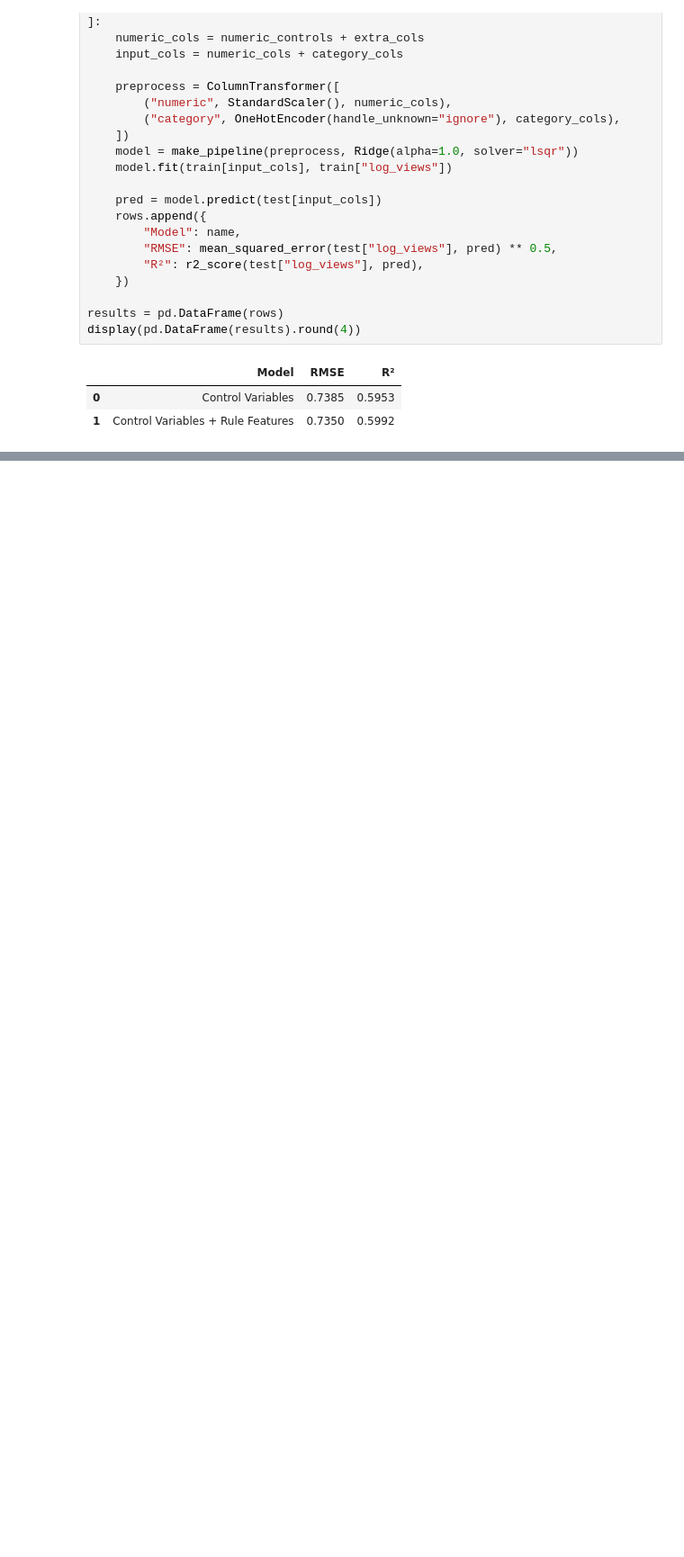
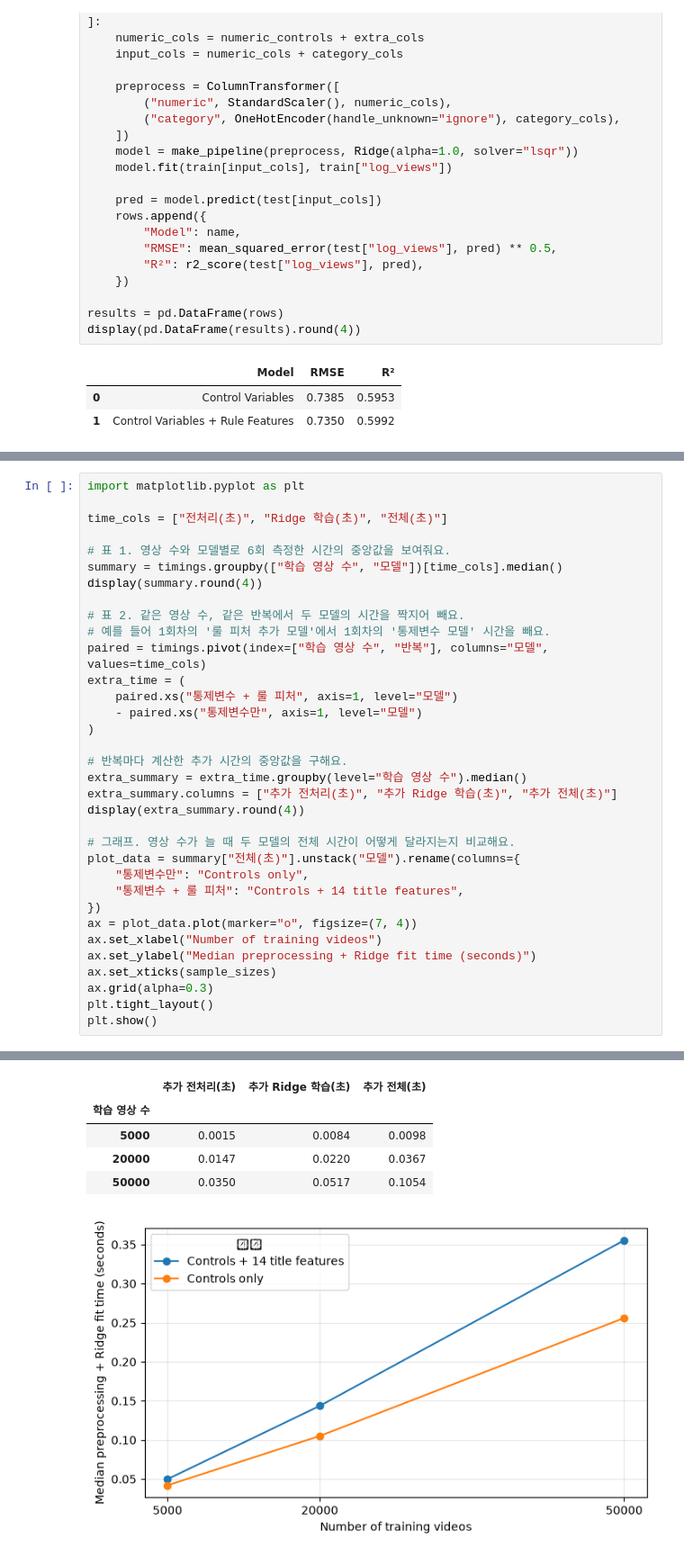
Before and after one commit to kkakkary/yt-clickbait, a Jupyter notebook: notebooks/03_rules_modeling.ipynb, the cells around one changed output, grey strips where cells are left out. Shown at 90% size. Drawn from its saved outputs; the diff is of its cells as text; blank space fills up the shorter version.

```diff
--- a/notebooks/03_rules_modeling.ipynb
+++ b/notebooks/03_rules_modeling.ipynb
@@ -214,0 +307,35 @@ display(pd.DataFrame(results).round(4))
+# %%
+import matplotlib.pyplot as plt
+
+time_cols = ["전처리(초)", "Ridge 학습(초)", "전체(초)"]
+
+# 표 1. 영상 수와 모델별로 6회 측정한 시간의 중앙값을 보여줘요.
+summary = timings.groupby(["학습 영상 수", "모델"])[time_cols].median()
+display(summary.round(4))
+
+# 표 2. 같은 영상 수, 같은 반복에서 두 모델의 시간을 짝지어 빼요.
+# 예를 들어 1회차의 '룰 피처 추가 모델'에서 1회차의 '통제변수 모델' 시간을 빼요.
+paired = timings.pivot(index=["학습 영상 수", "반복"], columns="모델", values=time_cols)
+extra_time = (
+    paired.xs("통제변수 + 룰 피처", axis=1, level="모델")
+    - paired.xs("통제변수만", axis=1, level="모델")
+)
+
+# 반복마다 계산한 추가 시간의 중앙값을 구해요.
+extra_summary = extra_time.groupby(level="학습 영상 수").median()
+extra_summary.columns = ["추가 전처리(초)", "추가 Ridge 학습(초)", "추가 전체(초)"]
+display(extra_summary.round(4))
+
+# 그래프. 영상 수가 늘 때 두 모델의 전체 시간이 어떻게 달라지는지 비교해요.
+plot_data = summary["전체(초)"].unstack("모델").rename(columns={
+    "통제변수만": "Controls only",
+    "통제변수 + 룰 피처": "Controls + 14 title features",
+})
+ax = plot_data.plot(marker="o", figsize=(7, 4))
+ax.set_xlabel("Number of training videos")
+ax.set_ylabel("Median preprocessing + Ridge fit time (seconds)")
+ax.set_xticks(sample_sizes)
+ax.grid(alpha=0.3)
+plt.tight_layout()
+plt.show()
+# %% [output]
@@ -214,0 +351,6 @@ display(pd.DataFrame(results).round(4))
+|  | 추가 전처리(초) | 추가 Ridge 학습(초) | 추가 전체(초) |
+| 학습 영상 수 |  |  |  |
+| 5000 | 0.0015 | 0.0084 | 0.0098 |
+| 20000 | 0.0147 | 0.0220 | 0.0367 |
+| 50000 | 0.0350 | 0.0517 | 0.1054 |
+[figure, added]
```
Also changed, not shown: parts of 4 cells of this notebook.
